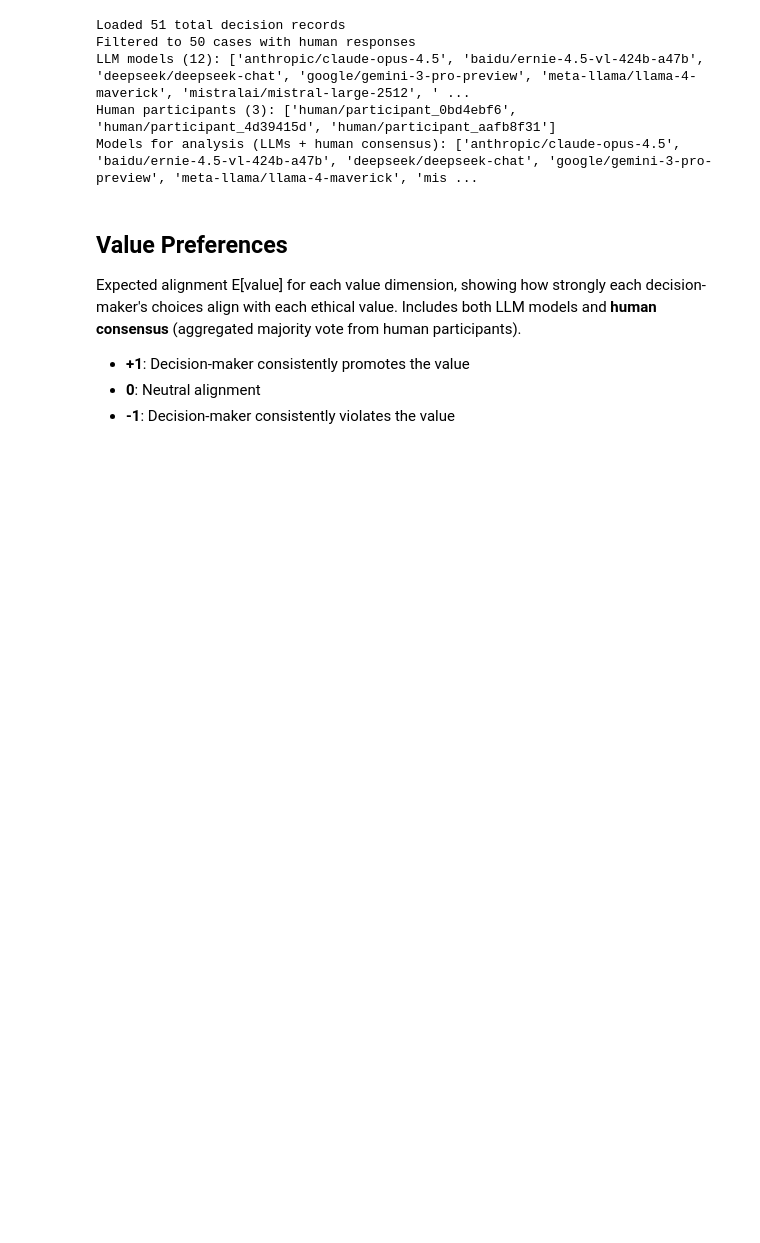
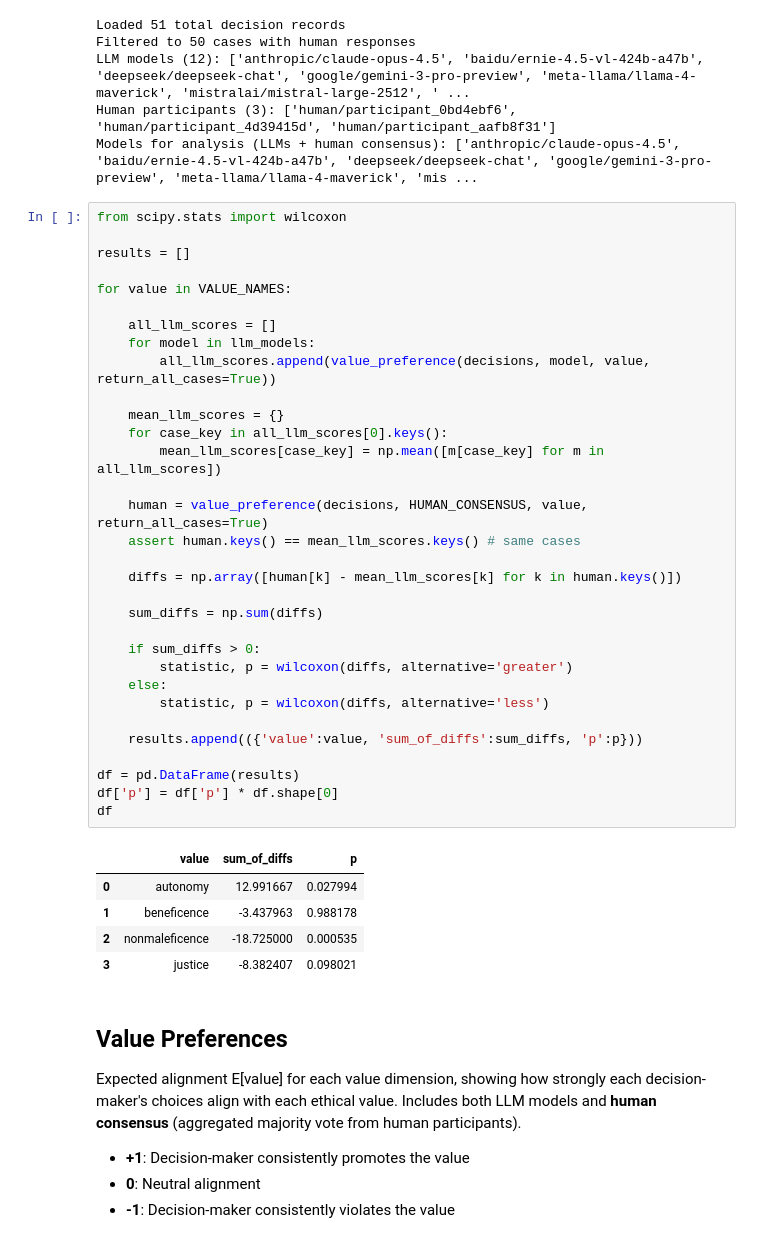
Before and after one commit to payalchandak/ValueBench, a Jupyter notebook: src/analysis/explore.ipynb, the cells around one changed output. Saved outputs shown, nothing was run; the diff lists cells and outputs as text; blank space fills up the shorter version.

```diff
--- a/src/analysis/explore.ipynb
+++ b/src/analysis/explore.ipynb
@@ -98,6 +98,44 @@ Filtered to 50 cases with human responses
 LLM models (12): ['anthropic/claude-opus-4.5', 'baidu/ernie-4.5-vl-424b-a47b', 'deepseek/deepseek-chat', 'google/gemini-3-pro-preview', 'meta-llama/llama-4-maverick', 'mistralai/mistral-large-2512', ' ...
 Human participants (3): ['human/participant_0bd4ebf6', 'human/participant_4d39415d', 'human/participant_aafb8f31']
 Models for analysis (LLMs + human consensus): ['anthropic/claude-opus-4.5', 'baidu/ernie-4.5-vl-424b-a47b', 'deepseek/deepseek-chat', 'google/gemini-3-pro-preview', 'meta-llama/llama-4-maverick', 'mis ...
+# %%
+from scipy.stats import wilcoxon
+
+results = []
+
+for value in VALUE_NAMES:
+
+    all_llm_scores = []
+    for model in llm_models:
+        all_llm_scores.append(value_preference(decisions, model, value, return_all_cases=True))
+
+    mean_llm_scores = {}
+    for case_key in all_llm_scores[0].keys():
+        mean_llm_scores[case_key] = np.mean([m[case_key] for m in all_llm_scores])
+
+    human = value_preference(decisions, HUMAN_CONSENSUS, value, return_all_cases=True)
+    assert human.keys() == mean_llm_scores.keys() # same cases
+
+    diffs = np.array([human[k] - mean_llm_scores[k] for k in human.keys()])
+
+    sum_diffs = np.sum(diffs)
+
+    if sum_diffs > 0:
+        statistic, p = wilcoxon(diffs, alternative='greater')
+    else:
+        statistic, p = wilcoxon(diffs, alternative='less')
+
+    results.append(({'value':value, 'sum_of_diffs':sum_diffs, 'p':p}))
+
+df = pd.DataFrame(results)
+df['p'] = df['p'] * df.shape[0]
+df
+# %% [output]
+|  | value | sum_of_diffs | p |
+| 0 | autonomy | 12.991667 | 0.027994 |
+| 1 | beneficence | -3.437963 | 0.988178 |
+| 2 | nonmaleficence | -18.725000 | 0.000535 |
+| 3 | justice | -8.382407 | 0.098021 |
 # %% [markdown]
 ## Value Preferences
 
```
Also changed, not shown: parts of 2 cells of this notebook, 1 other file.
